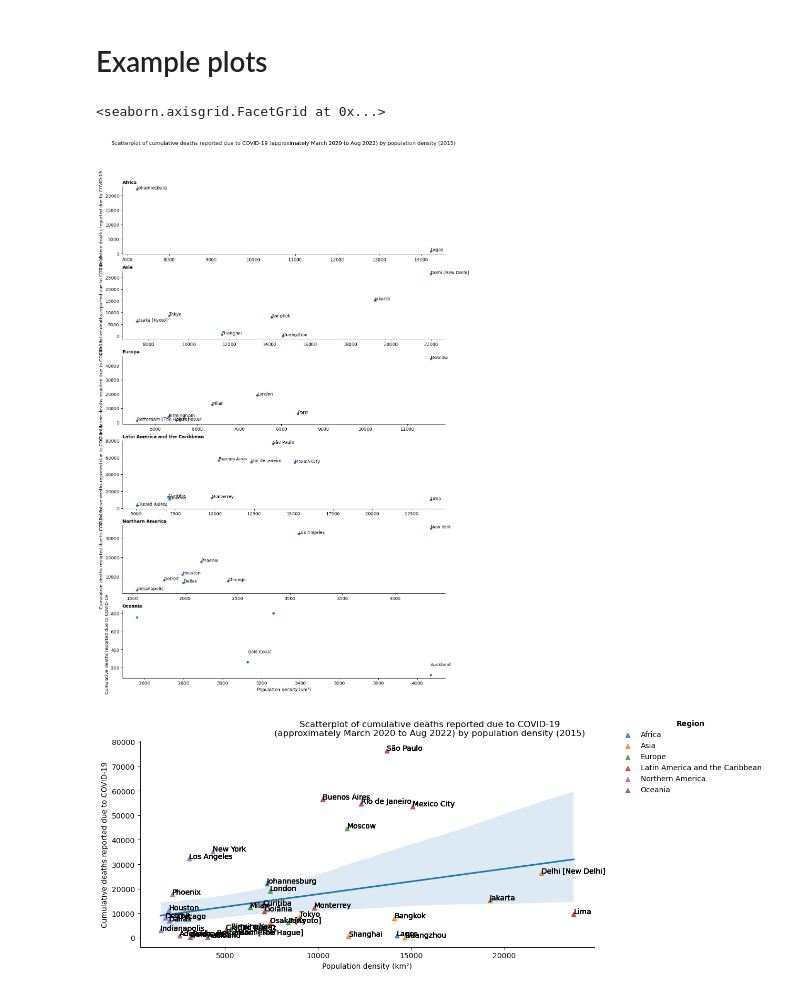
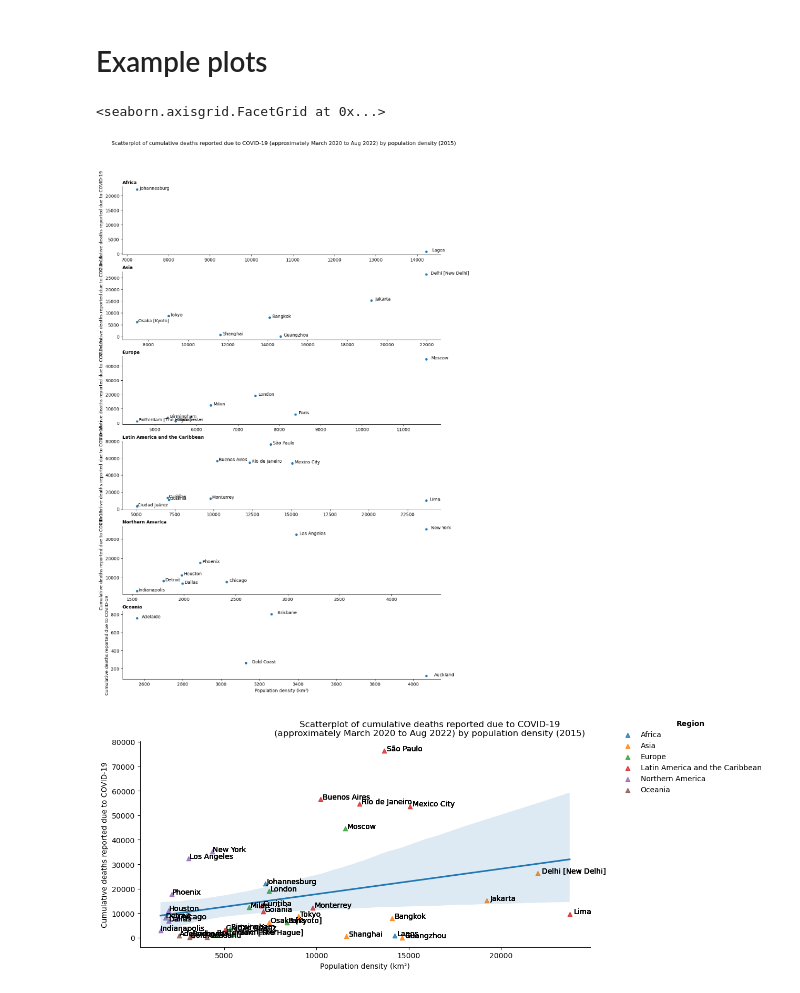
Before and after one commit to carlhiggs/urban_density_covid_linkage, a Jupyter notebook: Population and region data linkage.ipynb, the cells around one changed output. Cells and saved outputs as stored; diff of their text form; code cells hidden in the pictures.

Commit message:
updated label annotation offset to be multiplicative (*1.01) rather than additive (+100) due to regional variation in scale; works better

```diff
--- a/Population and region data linkage.ipynb
+++ b/Population and region data linkage.ipynb
@@ -217,38 +217,38 @@ def annotate_points(x,y,t,offset=100,df=None, **kwargs):
     else:
         data=df.copy()
     for i,row in data.iterrows():
-        ax.annotate(row[t], xy=(row[x],row[y]+offset))
+        ax.annotate(row[t], xy=(row[x]*1.01,row[y]))
 
 markers=['x','o','^']
 
 # scatter plot of y with regard to x by col with levels of hue
 g = sns.FacetGrid(linked, col='GRGN_L1',col_wrap=1,aspect=4,
                   #hue='region_density_tertile',
                   sharex=False,
                  sharey=False)
 g.map(sns.scatterplot,'population_density_2015','Cumulative deaths reported due to COVID-19')
 #g = sns.lmplot(x="population_density_2015",
 #               y="AREA",
 #               #hue="region_density_tertile",
 #               col="GRGN_L1",
 #               data=sdf,
 #               height=3,
 #               aspect=2,
 #               col_wrap=1,
 #               sharex=False,
 #               sharey=False,
 #               legend=True,
 #               #markers=markers,
 #               fit_reg=False)
 
 g.map_dataframe(annotate_points,'population_density_2015','Cumulative deaths reported due to COVID-19','UC_NM_MN')
 g.set_titles('{col_name}',fontdict= { 'fontsize': 24, 'fontweight':'bold', 'horizontalalignment':'left','x':0})
 g.fig.subplots_adjust(top=0.9) # adjust the Figure in rp
 g.fig.suptitle('Scatterplot of cumulative deaths reported due to COVID-19 (approximately March 2020 to Aug 2022) by population density (2015)')
 g.set_axis_labels("Population density (km²)", 'Cumulative deaths reported due to COVID-19')
 # %% [output]
 <seaborn.axisgrid.FacetGrid at 0x...>
-[figure, old version]
+[figure, new version]
 # %%
 markers=['^']*6
 g = sns.lmplot(x="population_density_2015",
```
Also changed, not shown: parts of 2 cells of this notebook.
